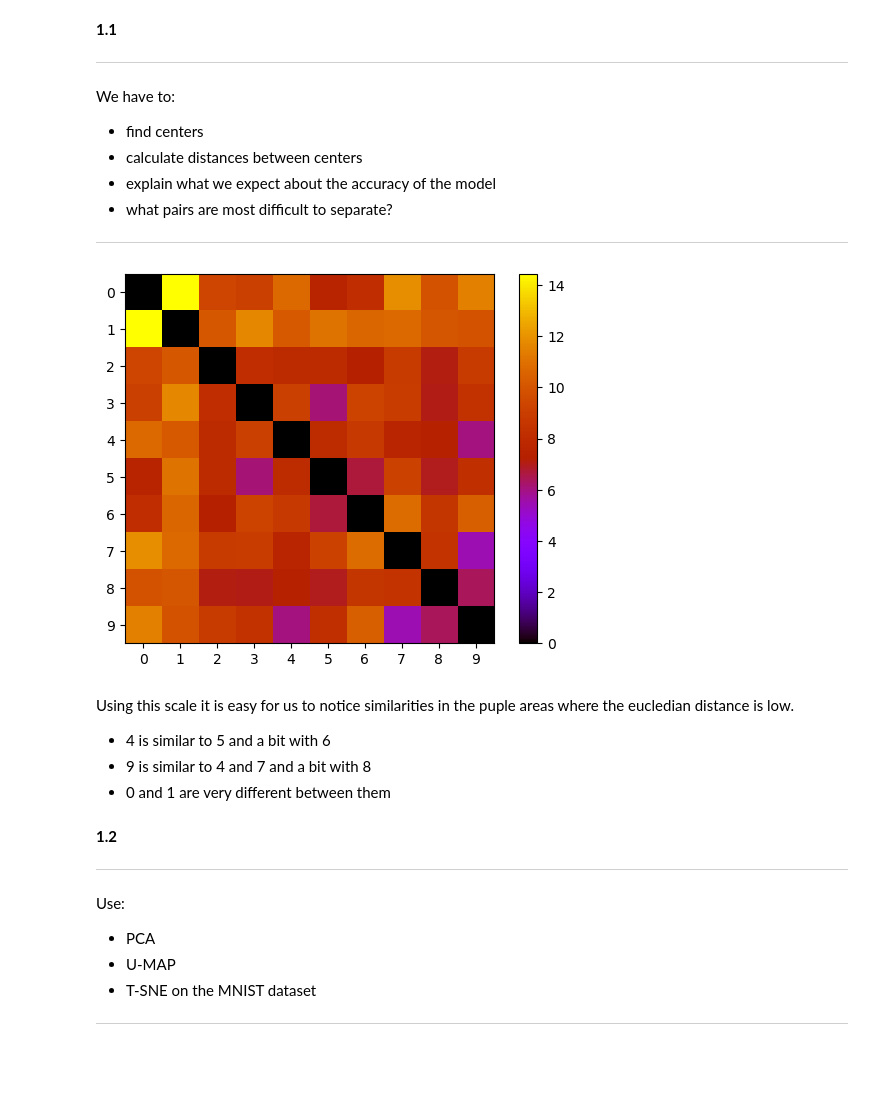
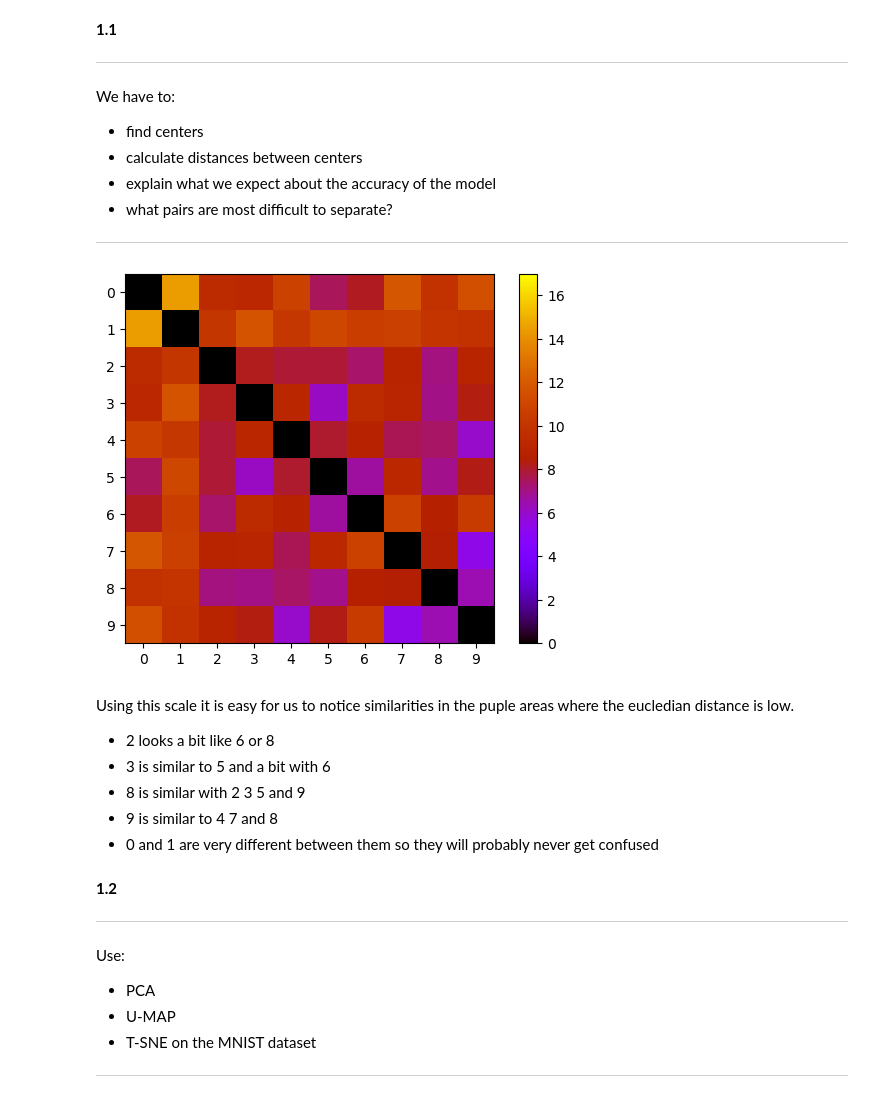
Before and after one commit to ThanosSkentzos/IDL-11, a Jupyter notebook: A0/thanos_1.ipynb, the cells around one changed output. Saved outputs shown, nothing was run; the diff lists cells and outputs as text; code cells hidden in the pictures; blank space fills up the shorter version.

```diff
--- a/A0/thanos_1.ipynb
+++ b/A0/thanos_1.ipynb
@@ -61,18 +61,20 @@ for d1 in digits:
         distances[d1,d2] = dist(centers[d1],centers[d2])
 # %%
 # VISUALIZE DISTANCES
-plt.imshow(distances,cmap="gnuplot")
+plt.imshow(distances,cmap="gnuplot",vmax=17)
 plt.xticks(digits)
 plt.yticks(digits)
 plt.colorbar()
 plt.show()
 # %% [output]
-[figure, old version]
+[figure, new version]
 # %% [markdown]
 Using this scale it is easy for us to notice similarities in the puple areas where the eucledian distance is low.
-- 4 is similar to 5 and a bit with 6
-- 9 is similar to 4 and 7 and a bit with 8
-- 0 and 1 are very different between them
+- 2 looks a bit like 6 or 8
+- 3 is similar to 5 and a bit with 6
+- 8 is similar with 2 3 5 and 9
+- 9 is similar to 4 7 and 8
+- 0 and 1 are very different between them so they will probably never get confused
 # %% [markdown]
 **1.2**
 
```
Also changed, not shown: parts of 15 cells of this notebook.
